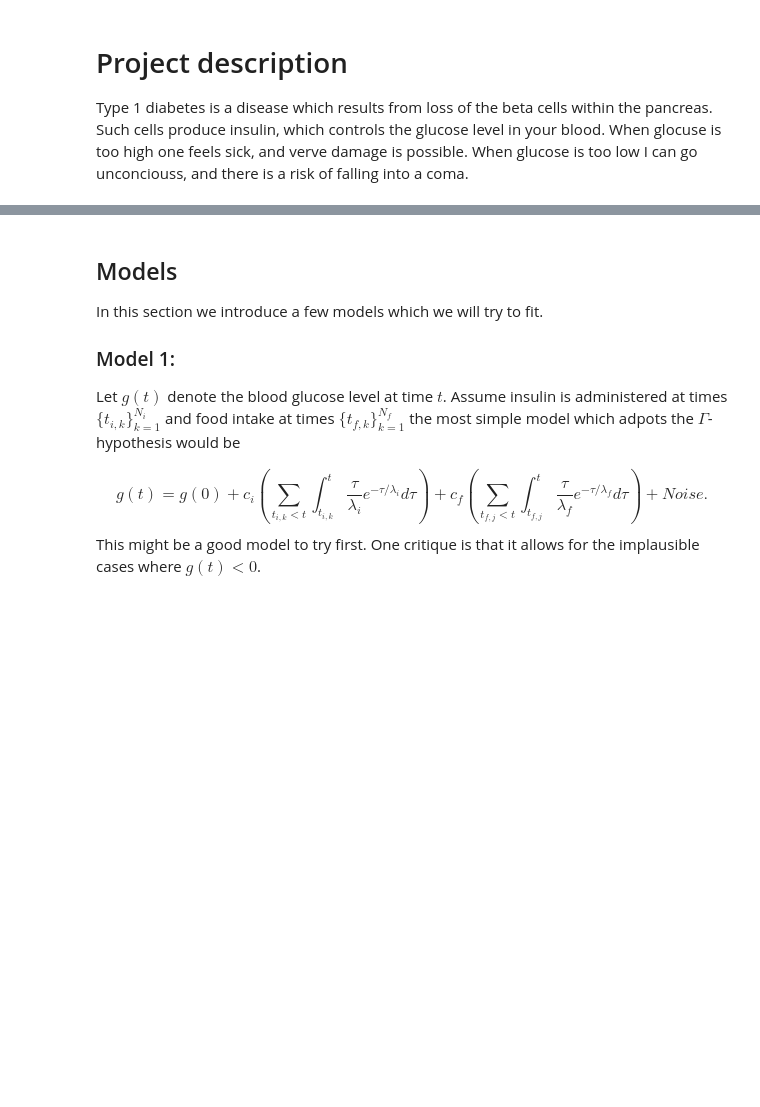
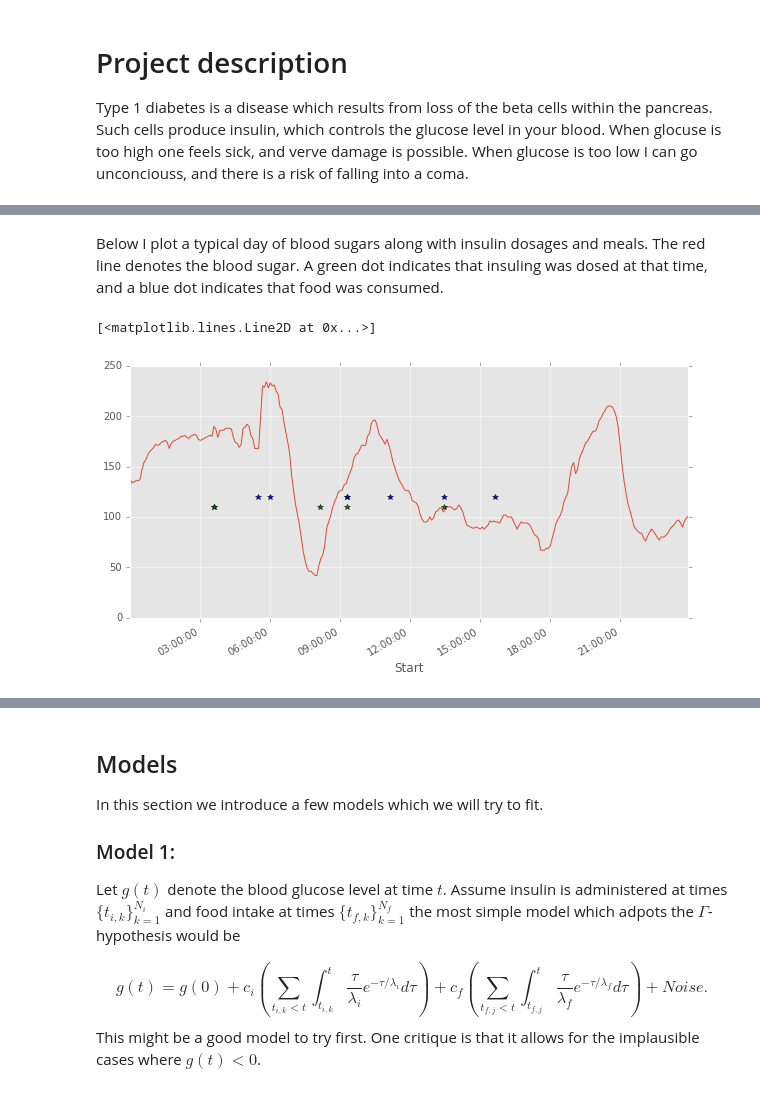
Before and after one commit to hoj201/insulin-consultant, a Jupyter notebook: notes.ipynb, the cells around one changed output, grey strips where cells are left out. Cells and saved outputs as stored; diff of their text form; code cells hidden in the pictures; blank space fills up the shorter version.

Commit message:
added exploration of glucose data

```diff
--- a/notes.ipynb
+++ b/notes.ipynb
@@ -6,0 +10,23 @@ In this section we look at the raw data a bit... We propose the $\Gamma$-hypothe
+# %%
+import pandas as pd
+bg_data = pd.read_csv("Blood Glucose.csv",usecols=[0,2], parse_dates=True,index_col=0,squeeze=True)
+dose_data = pd.read_csv("MyExportedGlucoseBuddyLogs.csv",header=0,index_col='Date Time',parse_dates=True,infer_datetime_format=True)
+# %% [markdown]
+Below I plot a typical day of blood sugars along with insulin dosages and meals.  The red line denotes the blood sugar.  A green dot indicates that insuling was dosed at that time, and a blue dot indicates that food was consumed.
+# %%
+import matplotlib
+from matplotlib import pyplot as plt
+%matplotlib inline
+matplotlib.style.use('ggplot')
+import numpy as np
+
+date = '2016-05-21'
+fig = plt.figure( figsize = (10,5))
+bg_data[date].plot()
+food = dose_data[dose_data['Type']=='F'][date]
+meds = dose_data[dose_data['Type']=='M'][date]
+plt.plot( food.index , 120*np.ones(food.index.size),'b*')
+plt.plot( meds.index , 110*np.ones(meds.index.size),'g*')
+# %% [output]
+[<matplotlib.lines.Line2D at 0x...>]
+[figure, added]
```
Also changed, not shown: parts of 6 cells of this notebook.
